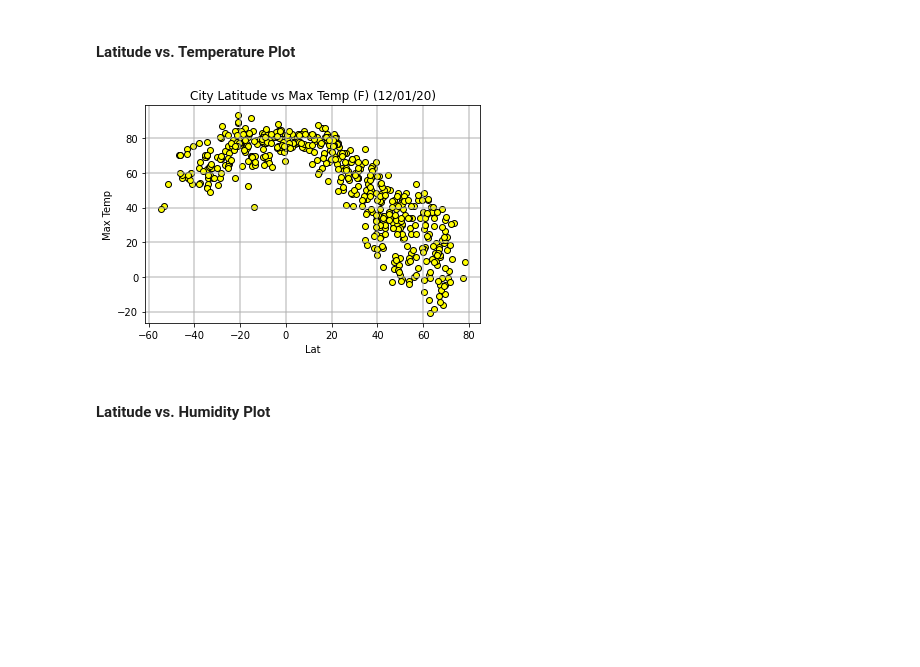
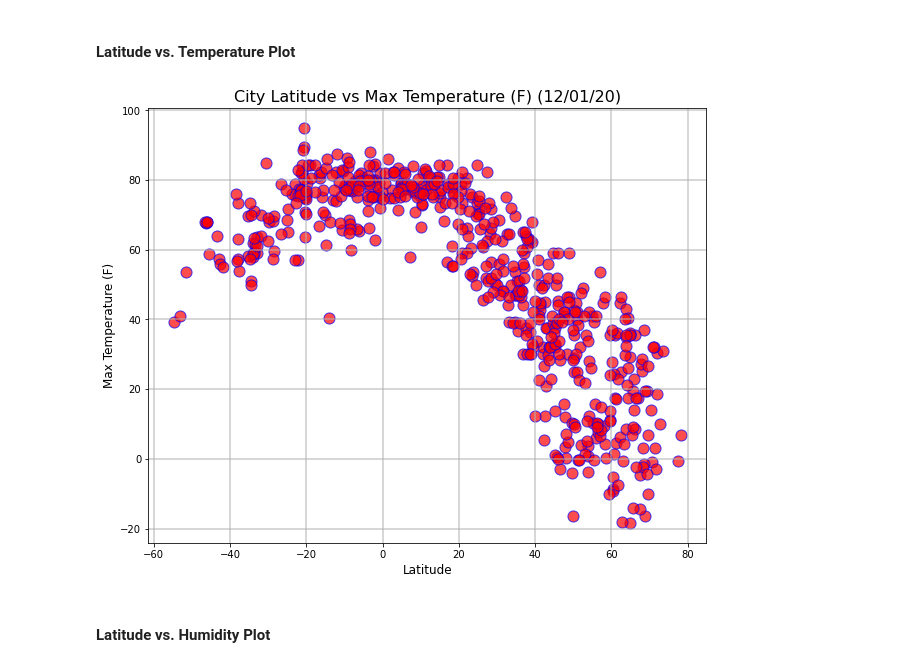
Before and after one commit to leslievazquez/Web_Design_Challenge, a Jupyter notebook: Resources/Weather_Data.ipynb, the cells around one changed output. Drawn from its saved outputs; the diff is of its cells as text; code cells hidden in the pictures; blank space fills up the shorter version.

```diff
--- a/Resources/Weather_Data.ipynb
+++ b/Resources/Weather_Data.ipynb
@@ -61,7 +61,7 @@ set_counter = 1
 # Weather API Call
 base_url = "http://api.openweathermap.org/data/2.5/weather?"
 units = "imperial"
-url = f"{base_url}appid=1c1f0ef346b8b82d638f6bd65672e6dd&units={units}&q="
+url = f"{base_url}appid={weather_api_key}&units={units}&q="
 response = requests.get(url + city).json()
 response
 # %% [output]
@@ -136,12 +136,12 @@ Data Retrieval Complete
 # %%
 #Create a dataframe using information from data retrieval
 weather_dict = ({"City" : new_cities,
-                 "Lat" : lats,
-                 "Long" : longs,
-                 "Max Temp" : temp,
-                 "Humidity" : humidity,
-                 "Clouds" : cloud,
-                 "Wind Speed" : wind,
+                 "Latitude" : lats,
+                 "Longitude" : longs,
+                 "Max Temperature (F)" : temp,
+                 "Humidity %" : humidity,
+                 "Cloudiness %" : cloud,
+                 "Wind Speed (mph)" : wind,
                  "Country" : country,
                  "Date" : date
                  })
@@ -162,26 +162,28 @@ weather_data.to_csv("assets/images/cities.csv", index=False)
 # %%
 # Define a function for scatter plots
 
-coord = weather_data.loc[pd.to_numeric(weather_data["Lat"]).astype(float) >= -90.0, :]
+coord = weather_data.loc[pd.to_numeric(weather_data["Latitude"]).astype(float) >= -90.0, :]
 
 def scatter(x_axis, y_axis, x_label, y_label, title, ifig):
-    plt.scatter(x_axis, y_axis, color = "yellow", edgecolor = "black")
-    plt.xlabel(x_label)
-    plt.ylabel(y_label)
+    plt.figure(figsize=(10,8))
+    plt.scatter(x_axis, y_axis, marker='o', c='r', edgecolor='b', s = 124, alpha=0.7)
+    plt.xlabel(x_label, size=12)
+    plt.ylabel(y_label, size=12)
     plt.grid(linestyle='-', linewidth=2, alpha=0.5)
-    plt.title(title)
+    plt.grid(True)
+    plt.title(title, size=16)
     plt.savefig(f"assets/images/fig{ifig}.png")
     plt.show()
 # %% [markdown]
 #### Latitude vs. Temperature Plot
 # %%
 # Define variables and create plot using scatter function
-x_label = "Lat"
-y_label = "Max Temp"
-title = (f"City Latitude vs Max Temp (F) (12/01/20)")
+x_label = "Latitude"
+y_label = "Max Temperature (F)"
+title = (f"City Latitude vs Max Temperature (F) (12/01/20)")
 scatter(coord[x_label], coord[y_label], x_label, y_label, title, 1)
 # %% [output]
-[figure, old version]
+[figure, new version]
 # %% [markdown]
 #### Latitude vs. Humidity Plot
 # %%
```
Also changed, not shown: parts of 7 cells of this notebook.
